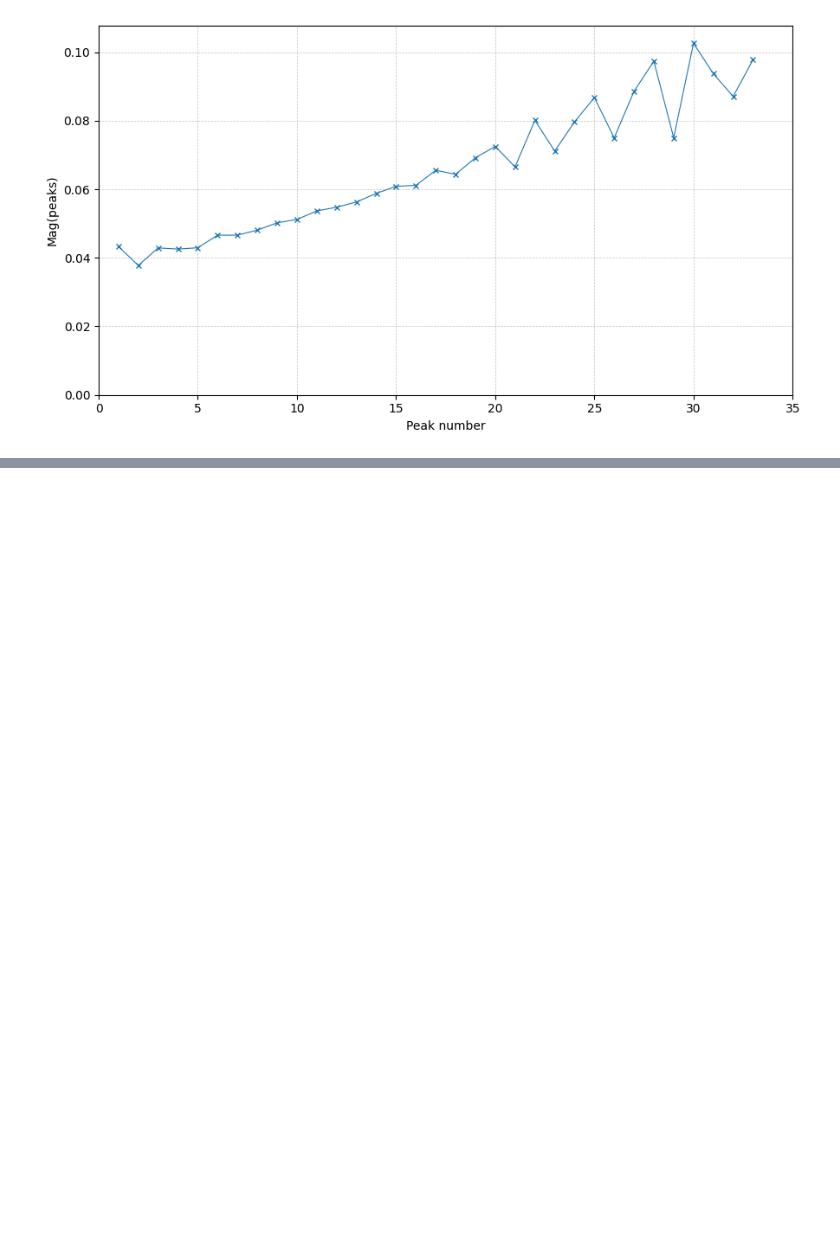
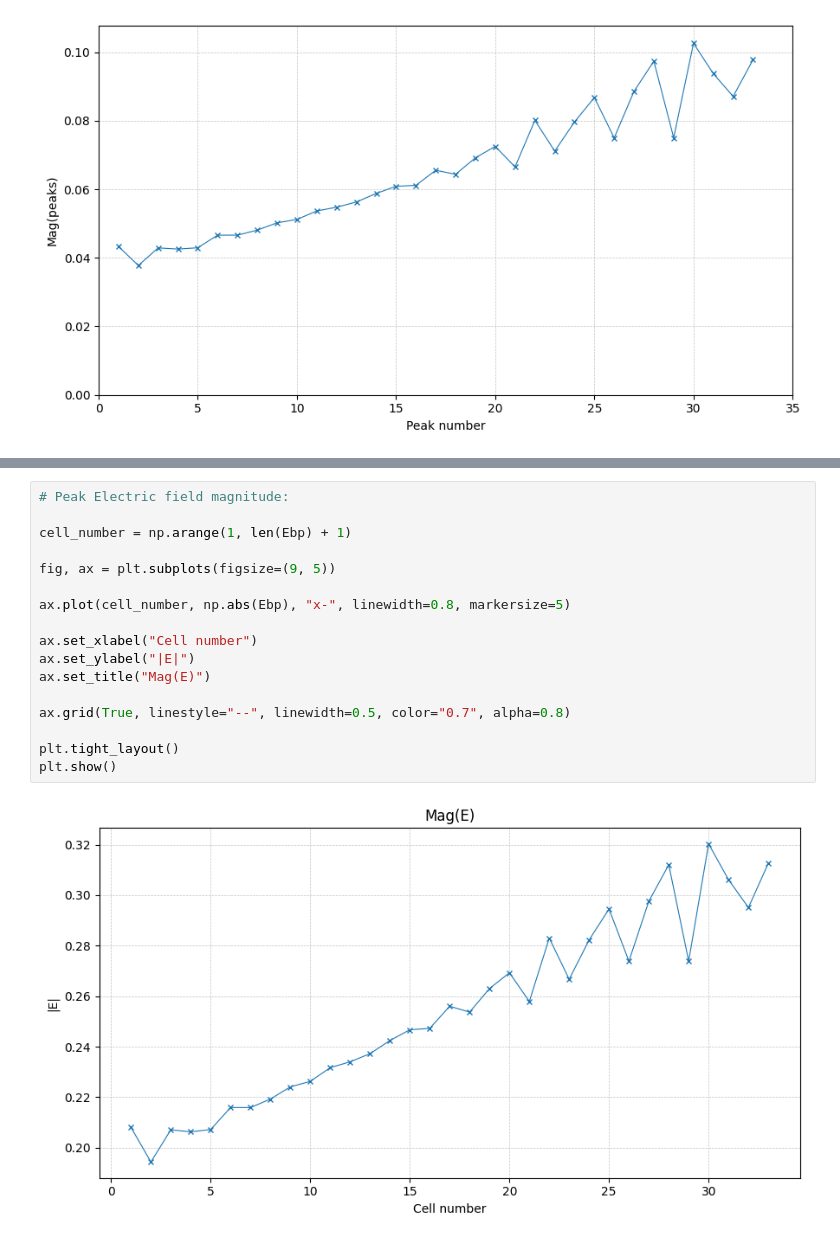
Before and after one commit to lsito/mast, a Jupyter notebook: notebook/Calculations_test.ipynb, the cells around one changed output, grey strips where cells are left out. Saved outputs shown, nothing was run; the diff lists cells and outputs as text; blank space fills up the shorter version.

```diff
--- a/notebook/Calculations_test.ipynb
+++ b/notebook/Calculations_test.ipynb
@@ -660,0 +645,19 @@ plt.show()
+# %%
+# Peak Electric field magnitude:
+
+cell_number = np.arange(1, len(Ebp) + 1)
+
+fig, ax = plt.subplots(figsize=(9, 5))
+
+ax.plot(cell_number, np.abs(Ebp), "x-", linewidth=0.8, markersize=5)
+
+ax.set_xlabel("Cell number")
+ax.set_ylabel("|E|")
+ax.set_title("Mag(E)")
+
+ax.grid(True, linestyle="--", linewidth=0.5, color="0.7", alpha=0.8)
+
+plt.tight_layout()
+plt.show()
+# %% [output]
+[figure, added]
```
Also changed, not shown: parts of 6 cells of this notebook.
